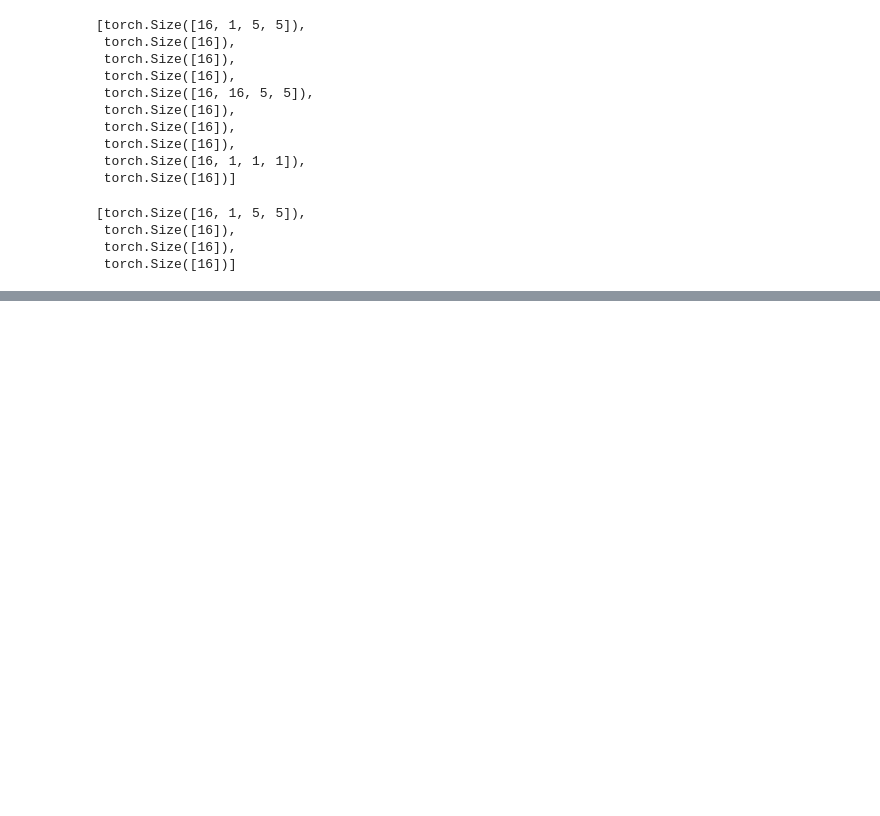
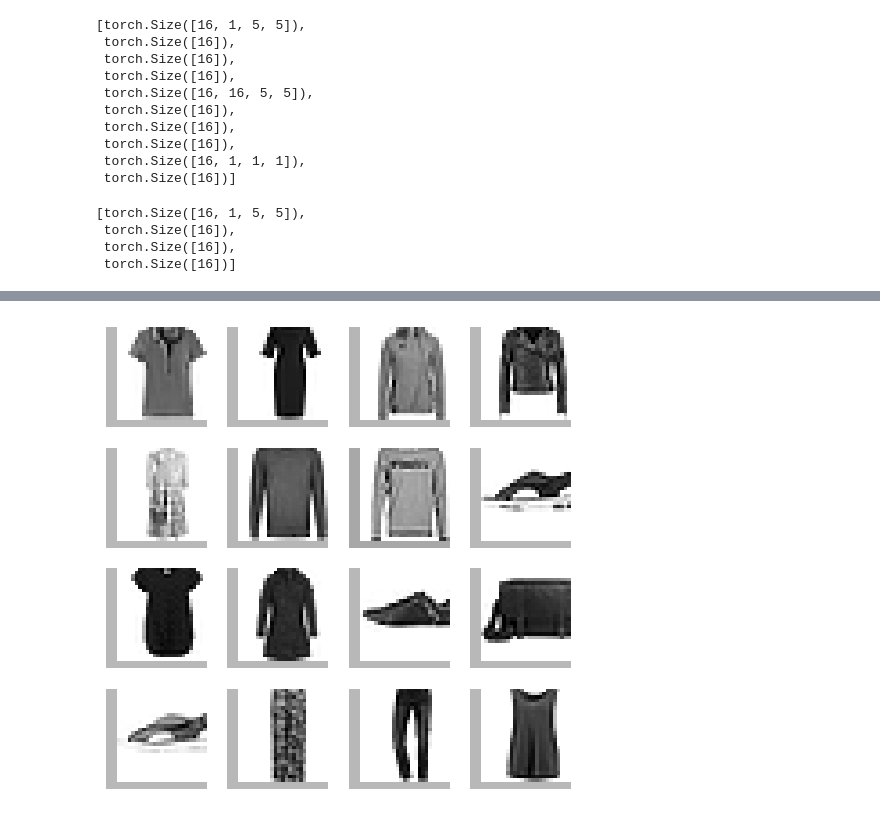
Before and after one commit to joeross999/fastai_classwork, a Jupyter notebook: notebooks/14_augment.ipynb, the cells around one changed output, grey strips where cells are left out. Drawn from its saved outputs; the diff is of its cells as text; code cells hidden in the pictures; blank space fills up the shorter version.

```diff
--- a/notebooks/14_augment.ipynb
+++ b/notebooks/14_augment.ipynb
@@ -232,0 +271,4 @@ learn.fit(epochs)
+# %%
+learn.show_image_batch(max_n=16, imsize=(1.5))
+# %% [output]
+[figure, added]
```
Also changed, not shown: parts of 11 cells of this notebook, 6 other files.
